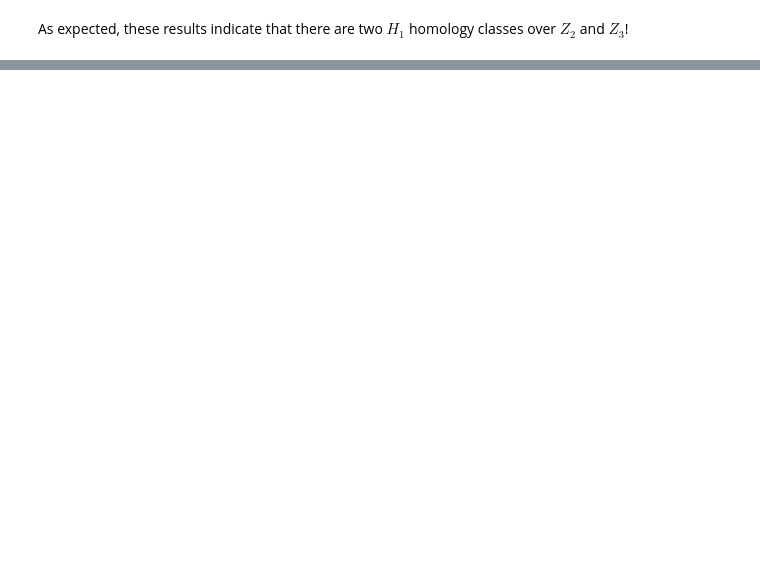
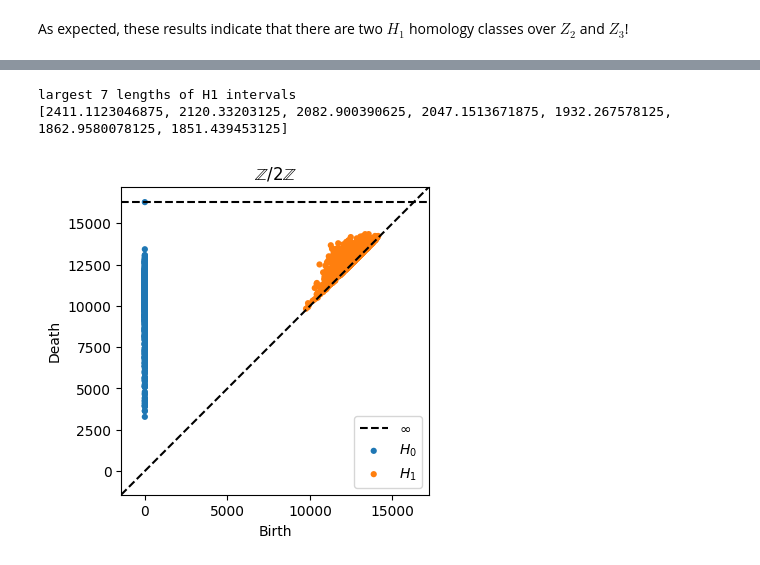
Before and after one commit to kyleormsby/persistent-symmetry, a Jupyter notebook: public/3_translations_only_PH.ipynb, the cells around one changed output, grey strips where cells are left out. Cells and saved outputs as stored; diff of their text form; code cells hidden in the pictures; blank space fills up the shorter version.

```diff
--- a/public/3_translations_only_PH.ipynb
+++ b/public/3_translations_only_PH.ipynb
@@ -206,0 +213,4 @@ As expected, these results indicate that there are two $H_1$ homology classes ov
+# %%
+img = Image.open('images/aperiodic.png')
+img = img.convert('L')
+display(img)
@@ -206,0 +219,6 @@ As expected, these results indicate that there are two $H_1$ homology classes ov
+# %%
+persistent_homology(img, 160, 1000, 2)
+# %% [output]
+largest 7 lengths of H1 intervals
+[2411.1123046875, 2120.33203125, 2082.900390625, 2047.1513671875, 1932.267578125, 1862.9580078125, 1851.439453125]
+[figure, added]
```
Also changed, not shown: parts of 16 cells of this notebook.
